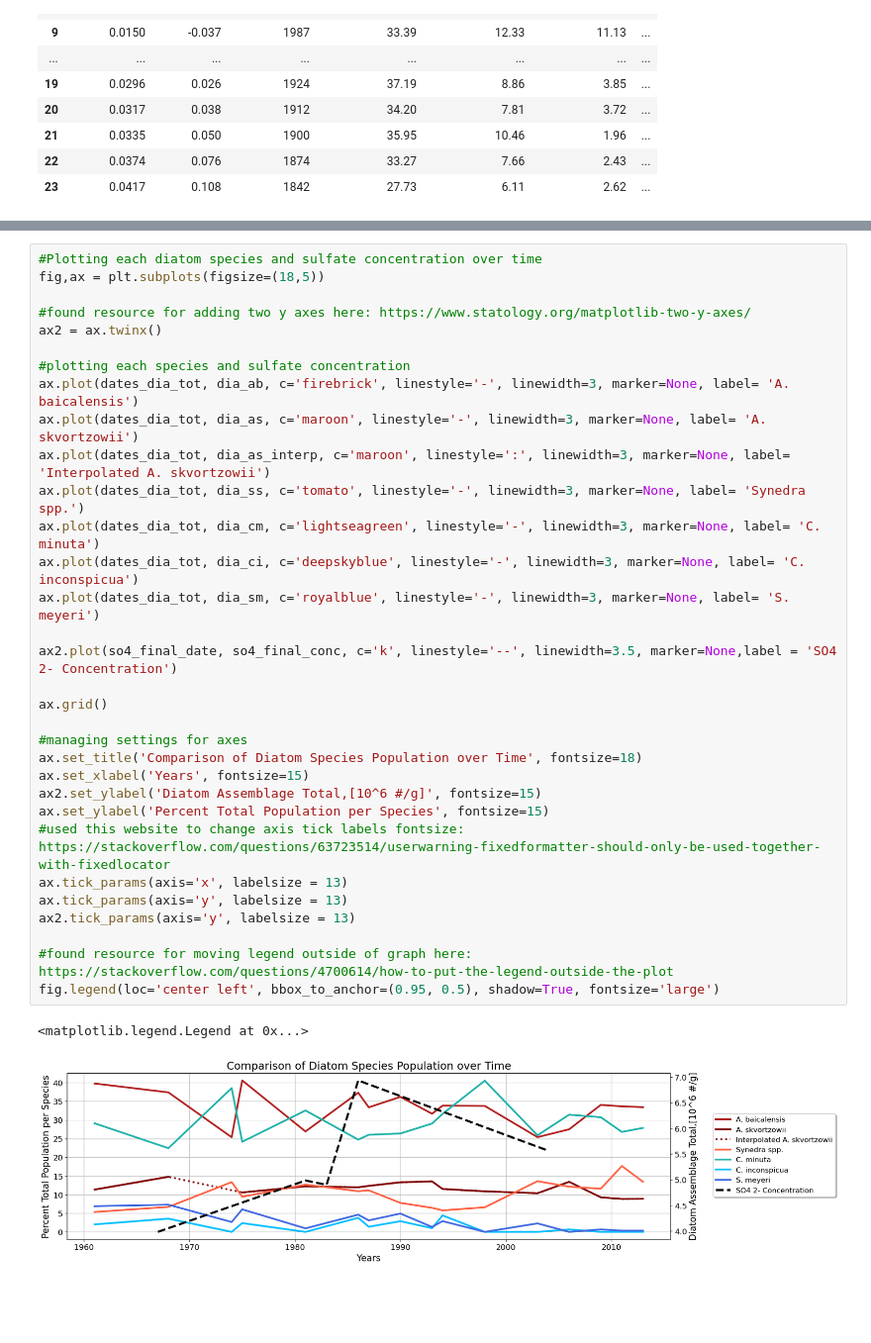
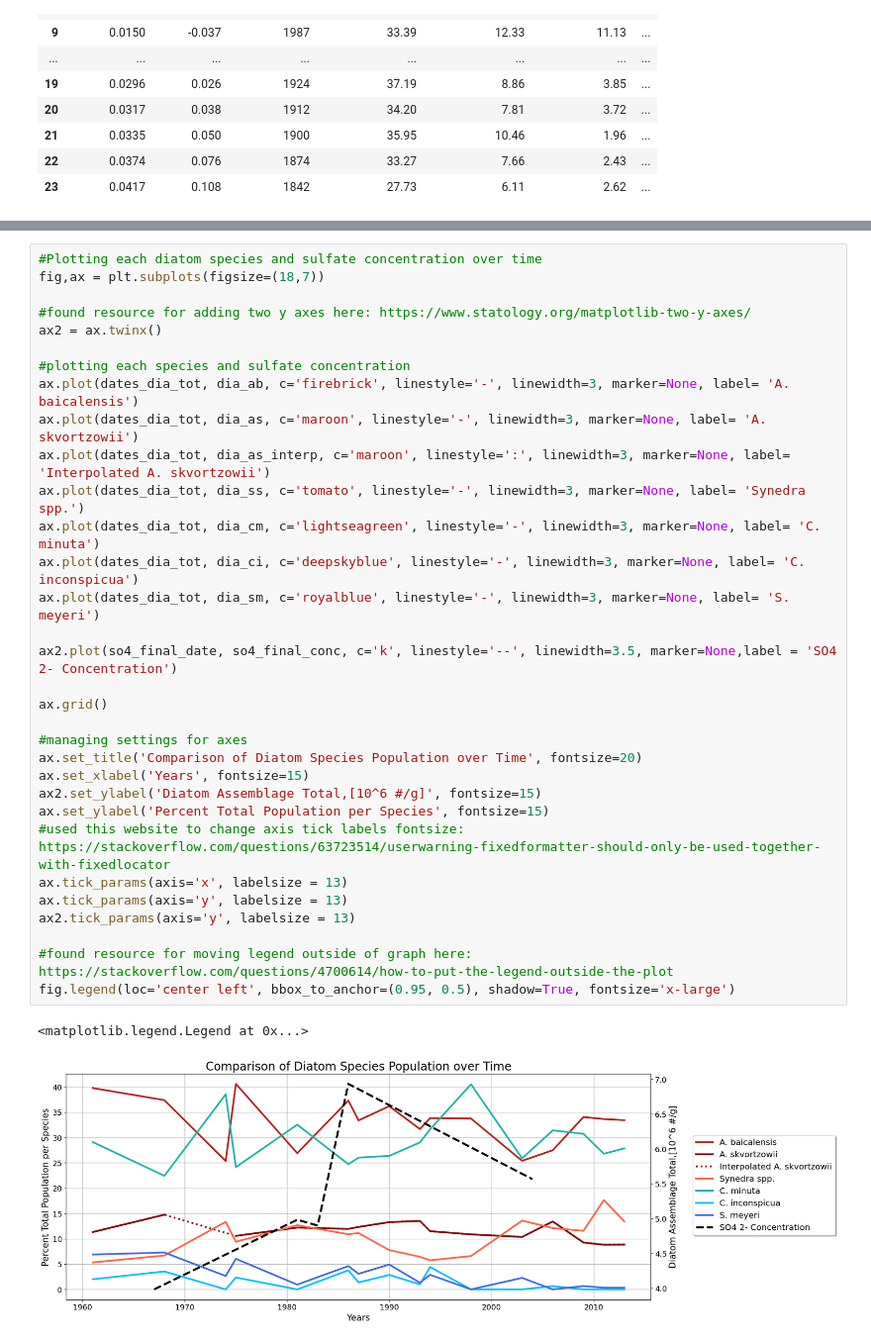
Before and after one commit to abeitz26/Beitz.A_FinalProject, a Jupyter notebook: final_graph1.ipynb, the cells around one changed output, grey strips where cells are left out. Shown: that part at 99% size. Saved outputs shown, nothing was run; the diff lists cells and outputs as text; blank space fills up the shorter version.

Commit message:
finished graphs?

```diff
--- a/final_graph1.ipynb
+++ b/final_graph1.ipynb
@@ -215,38 +215,38 @@ fig.legend(fontsize= 15)
 # %%
 #Plotting each diatom species and sulfate concentration over time
-fig,ax = plt.subplots(figsize=(18,5))
+fig,ax = plt.subplots(figsize=(18,7))
 
 #found resource for adding two y axes here: https://www.statology.org/matplotlib-two-y-axes/
 ax2 = ax.twinx()
 
 #plotting each species and sulfate concentration
 ax.plot(dates_dia_tot, dia_ab, c='firebrick', linestyle='-', linewidth=3, marker=None, label= 'A. baicalensis')
 ax.plot(dates_dia_tot, dia_as, c='maroon', linestyle='-', linewidth=3, marker=None, label= 'A. skvortzowii')
 ax.plot(dates_dia_tot, dia_as_interp, c='maroon', linestyle=':', linewidth=3, marker=None, label= 'Interpolated A. skvortzowii')
 ax.plot(dates_dia_tot, dia_ss, c='tomato', linestyle='-', linewidth=3, marker=None, label= 'Synedra spp.')
 ax.plot(dates_dia_tot, dia_cm, c='lightseagreen', linestyle='-', linewidth=3, marker=None, label= 'C. minuta')
 ax.plot(dates_dia_tot, dia_ci, c='deepskyblue', linestyle='-', linewidth=3, marker=None, label= 'C. inconspicua')
 ax.plot(dates_dia_tot, dia_sm, c='royalblue', linestyle='-', linewidth=3, marker=None, label= 'S. meyeri')
 
 ax2.plot(so4_final_date, so4_final_conc, c='k', linestyle='--', linewidth=3.5, marker=None,label = 'SO4 2- Concentration')
 
 ax.grid()
 
 #managing settings for axes
-ax.set_title('Comparison of Diatom Species Population over Time', fontsize=18)
+ax.set_title('Comparison of Diatom Species Population over Time', fontsize=20)
 ax.set_xlabel('Years', fontsize=15)
 ax2.set_ylabel('Diatom Assemblage Total,[10^6 #/g]', fontsize=15)
 ax.set_ylabel('Percent Total Population per Species', fontsize=15)
 #used this website to change axis tick labels fontsize: https://stackoverflow.com/questions/63723514/userwarning-fixedformatter-should-only-be-used-together-with-fixedlocator
 ax.tick_params(axis='x', labelsize = 13)
 ax.tick_params(axis='y', labelsize = 13)
 ax2.tick_params(axis='y', labelsize = 13)
 
 #found resource for moving legend outside of graph here: https://stackoverflow.com/questions/4700614/how-to-put-the-legend-outside-the-plot
-fig.legend(loc='center left', bbox_to_anchor=(0.95, 0.5), shadow=True, fontsize='large')
+fig.legend(loc='center left', bbox_to_anchor=(0.95, 0.5), shadow=True, fontsize='x-large')
 # %% [output]
 <matplotlib.legend.Legend at 0x...>
-[figure, old version]
+[figure, new version]
 # %%
 
 #Plotting each measurement and total diatom assemblage over time
```
Also changed, not shown: parts of 2 cells of this notebook.
